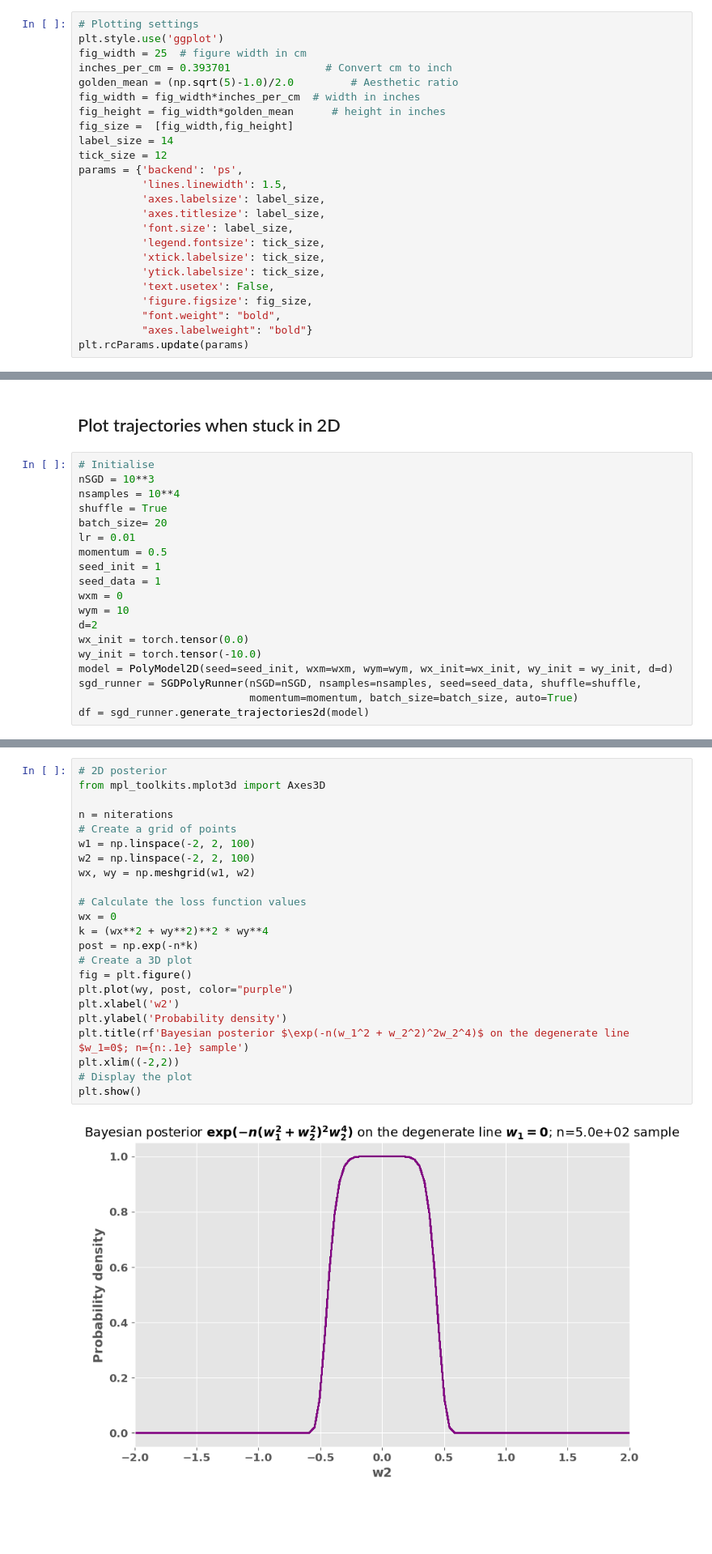
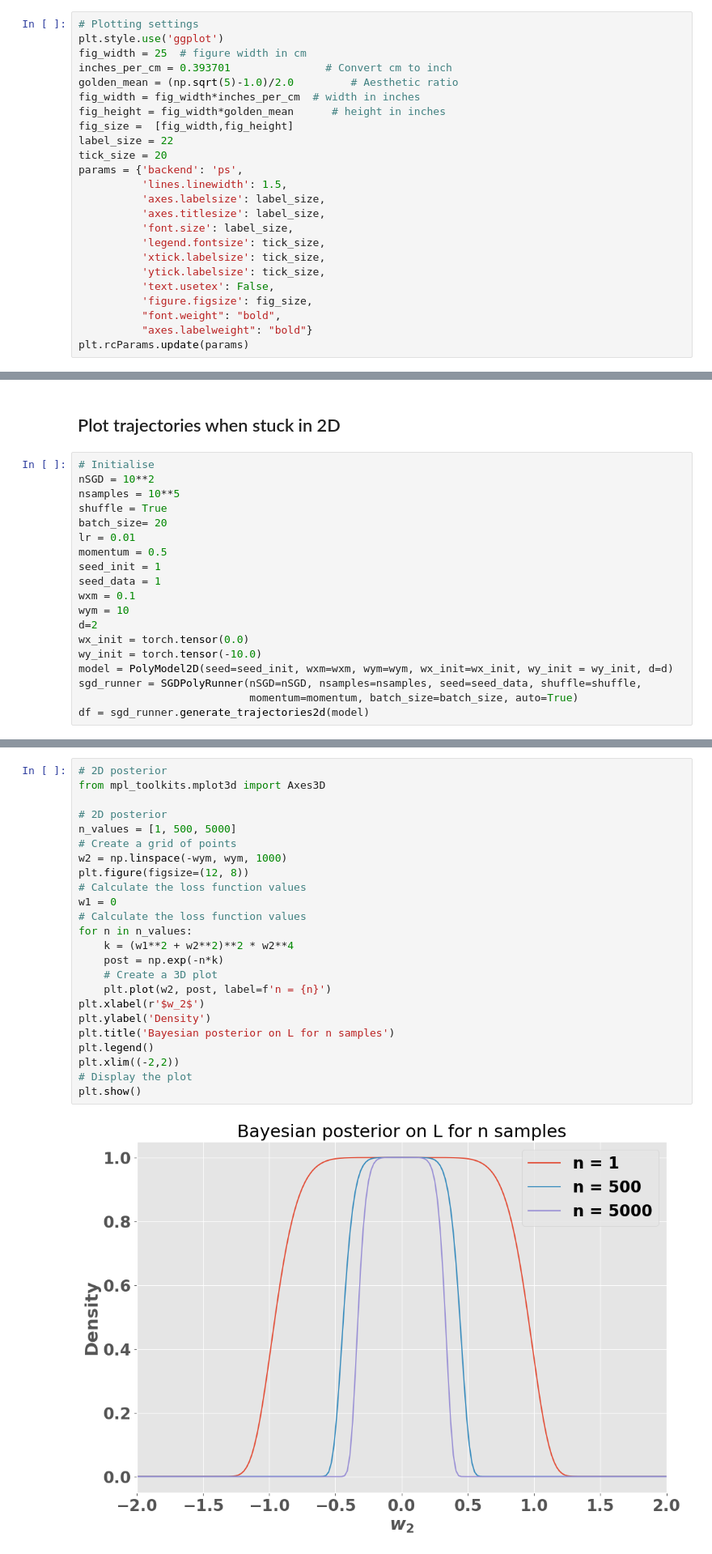
Before and after one commit to gcorlouer/SLTforSGD, a Jupyter notebook: notebooks/sgd_stuck.ipynb, the cells around one changed output, grey strips where cells are left out. Shown at 81% size. Cells and saved outputs as stored; diff of their text form; blank space fills up the shorter version.

```diff
--- a/notebooks/sgd_stuck.ipynb
+++ b/notebooks/sgd_stuck.ipynb
@@ -30,8 +30,8 @@ golden_mean = (np.sqrt(5)-1.0)/2.0         # Aesthetic ratio
 fig_width = fig_width*inches_per_cm  # width in inches
 fig_height = fig_width*golden_mean      # height in inches
 fig_size =  [fig_width,fig_height]
-label_size = 14
-tick_size = 12
+label_size = 22
+tick_size = 20
 params = {'backend': 'ps',
           'lines.linewidth': 1.5,
           'axes.labelsize': label_size,
@@ -120,15 +120,15 @@ plt.show()
 ## Plot trajectories when stuck in 2D
 # %%
 # Initialise
-nSGD = 10**3
-nsamples = 10**4
+nSGD = 10**2
+nsamples = 10**5
 shuffle = True
 batch_size= 20
 lr = 0.01
 momentum = 0.5
 seed_init = 1
 seed_data = 1
-wxm = 0
+wxm = 0.1
 wym = 10
 d=2
 wx_init = torch.tensor(0.0)
@@ -254,28 +254,29 @@ plt.show()
 # %%
 # 2D posterior
 from mpl_toolkits.mplot3d import Axes3D
 
-n = niterations
+# 2D posterior
+n_values = [1, 500, 5000]
 # Create a grid of points
-w1 = np.linspace(-2, 2, 100)
-w2 = np.linspace(-2, 2, 100)
-wx, wy = np.meshgrid(w1, w2)
-
+w2 = np.linspace(-wym, wym, 1000)
+plt.figure(figsize=(12, 8))
 # Calculate the loss function values
-wx = 0
-k = (wx**2 + wy**2)**2 * wy**4
-post = np.exp(-n*k)
-# Create a 3D plot
-fig = plt.figure()
-plt.plot(wy, post, color="purple")
-plt.xlabel('w2')
-plt.ylabel('Probability density')
-plt.title(rf'Bayesian posterior $\exp(-n(w_1^2 + w_2^2)^2w_2^4)$ on the degenerate line $w_1=0$; n={n:.1e} sample')
+w1 = 0
+# Calculate the loss function values
+for n in n_values:
+    k = (w1**2 + w2**2)**2 * w2**4
+    post = np.exp(-n*k)
+    # Create a 3D plot
+    plt.plot(w2, post, label=f'n = {n}')
+plt.xlabel(r'$w_2$')
+plt.ylabel('Density')
+plt.title('Bayesian posterior on L for n samples')
+plt.legend()
 plt.xlim((-2,2))
 # Display the plot
 plt.show()
 # %% [output]
-[figure, old version]
+[figure, new version]
 # %% [markdown]
 # Distance to most degenerate minima
 # %%
```
Also changed, not shown: parts of 9 cells of this notebook, 2 other files.
